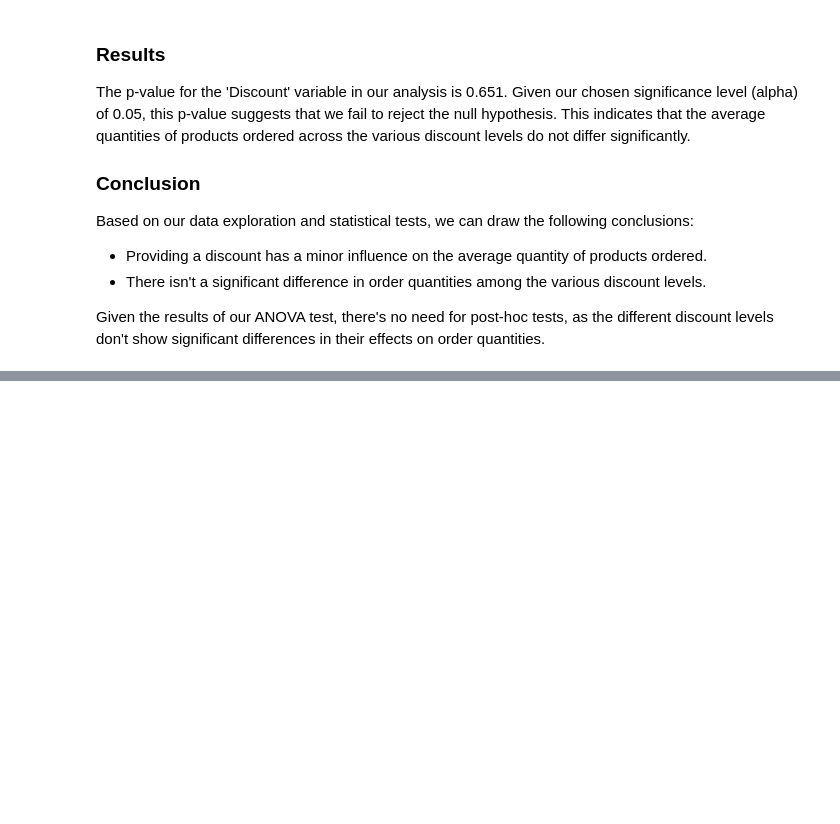
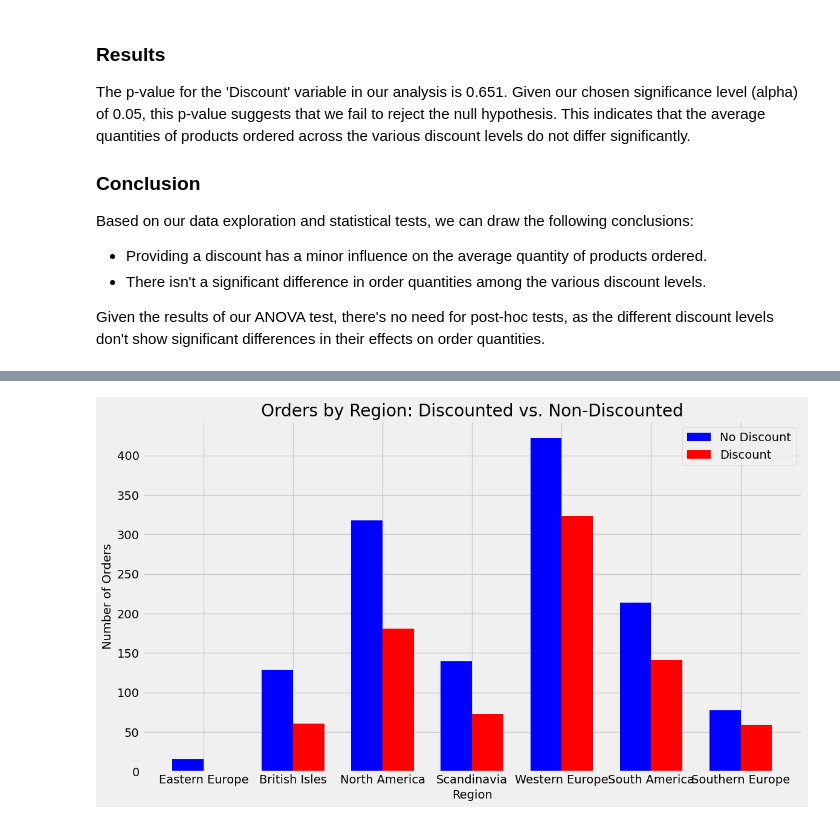
Before and after one commit to nani2357/Statistical-Analysis-on-Northwind-Sample-Database, a Jupyter notebook: Notebooks/hypothesis_testing.ipynb, the cells around one changed output, grey strips where cells are left out. Cells and saved outputs as stored; diff of their text form; code cells hidden in the pictures; blank space fills up the shorter version.

```diff
--- a/Notebooks/hypothesis_testing.ipynb
+++ b/Notebooks/hypothesis_testing.ipynb
@@ -767,0 +828,9 @@ orders_details2=orders_details.copy()
+# %%
+# Merge the orders_details with orders on "orderid"
+merged_orders = pd.merge(orders_details, orders, left_on="orderid", right_on="orderid", how="inner")
+
+# Merge the result with customers on "customerid" to get the region
+orders_region = pd.merge(merged_orders, customers[['customerid', 'region']], left_on="customerid", right_on="customerid", how="inner")
+
+# Keep only the necessary columns
+orders_region = orders_region[['region', 'orderid', 'productid', 'discount', 'quantity']]
@@ -767,0 +846,33 @@ orders_details2=orders_details.copy()
+# %%
+nondiscorder_reg = orders_region[orders_region['discount'] == 0]
+discorder_reg = orders_region[orders_region['discount'] != 0]
+# %%
+# Get a combined list of unique regions from both groups
+all_regions = nondiscorder_reg['region'].unique().tolist() + discorder_reg['region'].unique().tolist()
+all_regions = list(set(all_regions))
+
+# Reindex and fill NaN values with 0
+nondiscorder_counts = nondiscorder_counts.reindex(all_regions, fill_value=0)
+discorder_counts = discorder_counts.reindex(all_regions, fill_value=0)
+
+# Set the positions and width for the bars
+bar_width = 0.35
+index = range(len(nondiscorder_counts))
+
+# Create the bars
+fig, ax = plt.subplots(figsize=(12,7))
+bar1 = ax.bar(index, nondiscorder_counts, bar_width, label='No Discount', color='b')
+bar2 = ax.bar([i+bar_width for i in index], discorder_counts, bar_width, label='Discount', color='r')
+
+# Describe the data
+ax.set_xlabel('Region')
+ax.set_ylabel('Number of Orders')
+ax.set_title('Orders by Region: Discounted vs. Non-Discounted')
+ax.set_xticks([i+bar_width/2 for i in index])
+ax.set_xticklabels(nondiscorder_counts.index)
+ax.legend()
+
+plt.tight_layout()
+plt.show()
+# %% [output]
+[figure, added]
```
Also changed, not shown: parts of 10 cells of this notebook.
